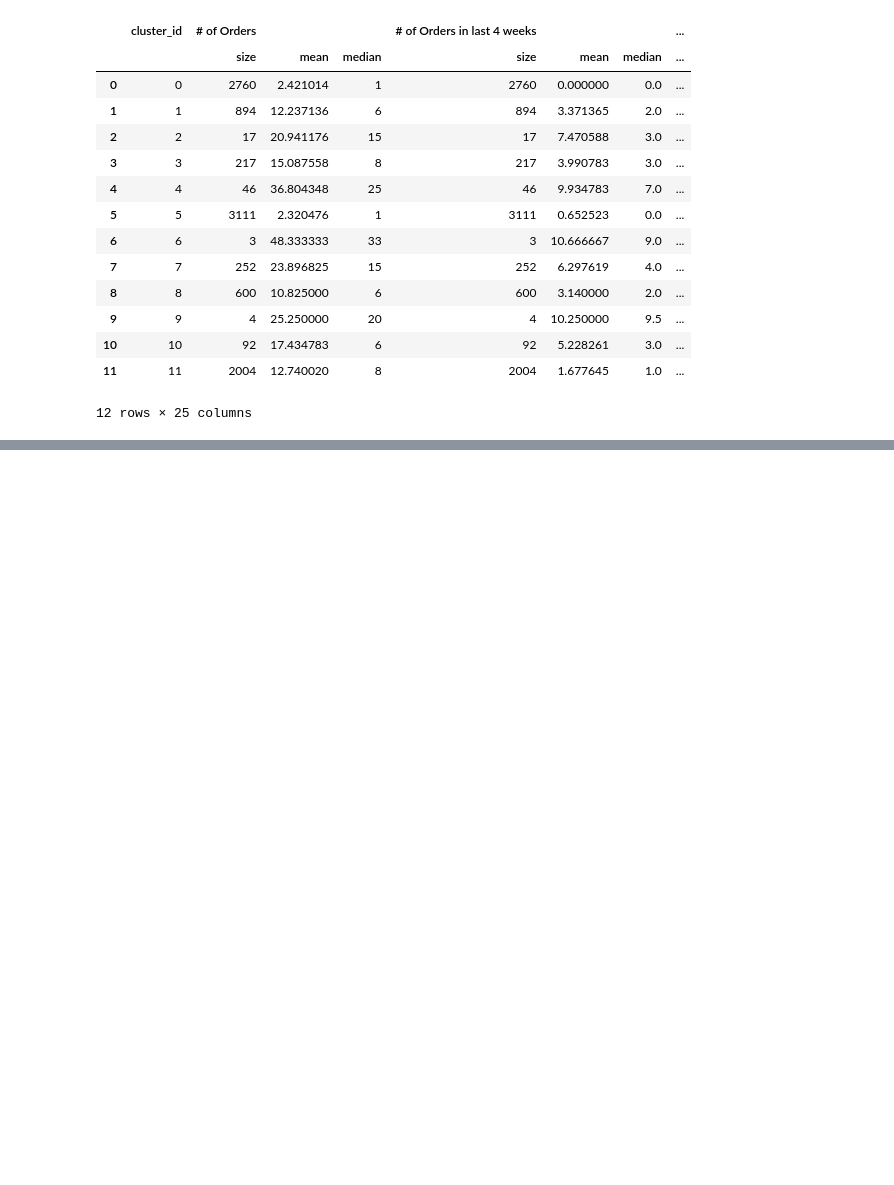
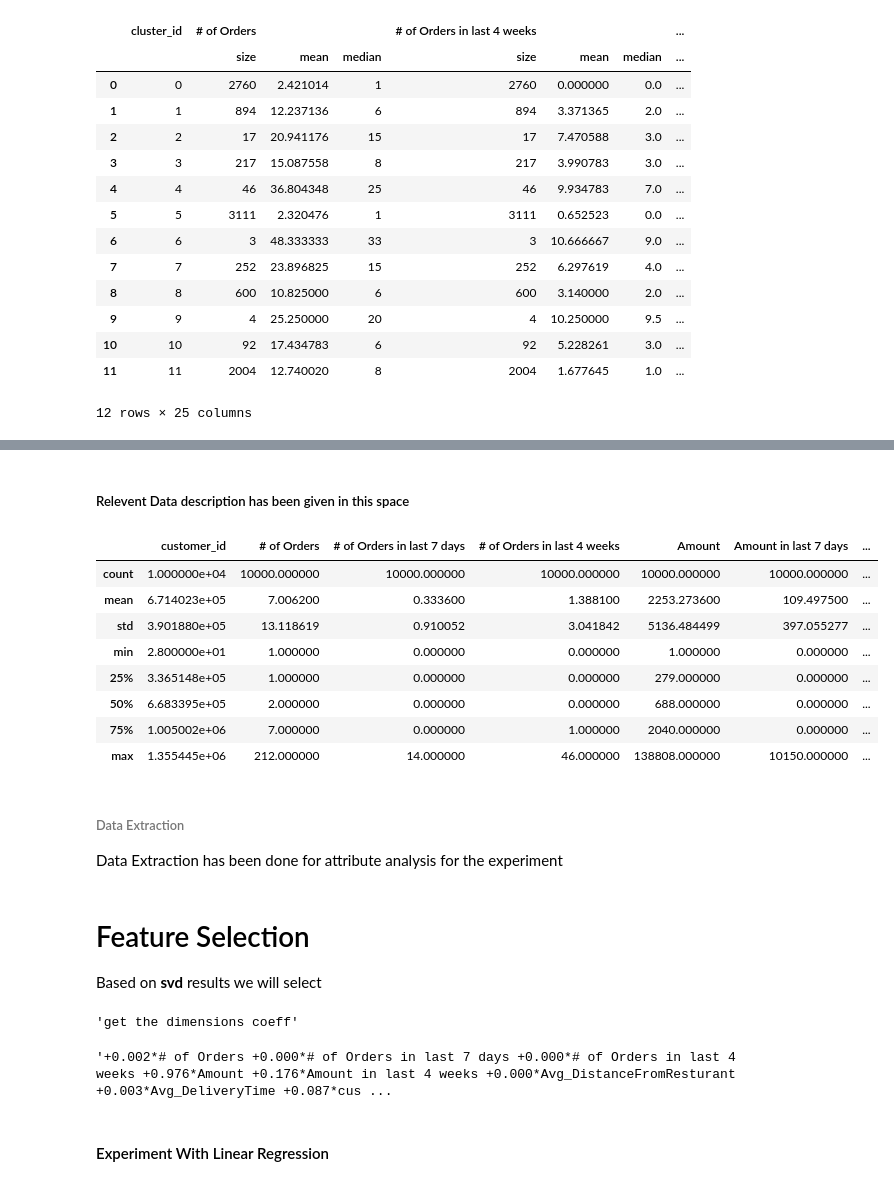
Before and after one commit to SoumyajyotiBanerjee/customer_case_study, a Jupyter notebook: InformationAnalysis.ipynb, the cells around one changed output, grey strips where cells are left out. Saved outputs shown, nothing was run; the diff lists cells and outputs as text; code cells hidden in the pictures; blank space fills up the shorter version.

```diff
--- a/InformationAnalysis.ipynb
+++ b/InformationAnalysis.ipynb
@@ -254,0 +259,17 @@ display(user_segmenst.reset_index())
+# %%
+print("Number of rows: ",input_data.shape[0])
+counts = input_data.describe().iloc[0]
+display(
+    pd.DataFrame(
+        counts.tolist(),
+        columns=["Count of values"],
+        index=counts.index.values
+    ).transpose()
+)
+
+input_data['First Time']=pd.to_datetime(input_data['First Time'], infer_datetime_format=True)
+input_data['Recent Time']=pd.to_datetime(input_data['Recent Time'], infer_datetime_format=True)
+input_data['customer_duration'] = input_data.apply(lambda x: (datetime.date.today()-x['First Time'].date()).days, axis=1)
+input_data['customer_recency'] = input_data.apply(lambda x: (datetime.date.today()-x['Recent Time'].date()).days, axis=1)
+input_data['Avg_Ticket_Value'] = input_data['Amount']*1.0/input_data['# of Orders']
+input_data['Avg_Week_Value'] = (input_data['Amount in last 4 weeks']*1.0)/4
@@ -254,0 +280,2 @@ display(user_segmenst.reset_index())
+# %%
+Input_relevent_data = input_data[['customer_id','# of Orders','# of Orders in last 7 days','# of Orders in last 4 weeks','Amount','Amount in last 7 days','Amount in last 4 weeks','Avg_DistanceFromResturant','Avg_DeliveryTime','customer_duration','customer_recency','Avg_Ticket_Value','Avg_Week_Value']]
@@ -254,0 +307,19 @@ display(user_segmenst.reset_index())
+# %%
+Input_relevent_data=Input_relevent_data.fillna(0)
+# %% [markdown]
+##### Relevent Data description has been given in this space
+# %%
+Input_relevent_data.describe()
+# %% [output]
+|  | customer_id | # of Orders | # of Orders in last 7 days | # of Orders in last 4 weeks | Amount | Amount in last 7 days | ... |
+| count | 1.000000e+04 | 10000.000000 | 10000.000000 | 10000.000000 | 10000.000000 | 10000.000000 | ... |
+| mean | 6.714023e+05 | 7.006200 | 0.333600 | 1.388100 | 2253.273600 | 109.497500 | ... |
+| std | 3.901880e+05 | 13.118619 | 0.910052 | 3.041842 | 5136.484499 | 397.055277 | ... |
+| min | 2.800000e+01 | 1.000000 | 0.000000 | 0.000000 | 1.000000 | 0.000000 | ... |
+| 25% | 3.365148e+05 | 1.000000 | 0.000000 | 0.000000 | 279.000000 | 0.000000 | ... |
+| 50% | 6.683395e+05 | 2.000000 | 0.000000 | 0.000000 | 688.000000 | 0.000000 | ... |
+| 75% | 1.005002e+06 | 7.000000 | 0.000000 | 1.000000 | 2040.000000 | 0.000000 | ... |
+| max | 1.355445e+06 | 212.000000 | 14.000000 | 46.000000 | 138808.000000 | 10150.000000 | ... |
+# %% [markdown]
+###### Data Extraction
+Data Extraction has been done for attribute analysis for the experiment
@@ -254,0 +329,23 @@ display(user_segmenst.reset_index())
+# %% [markdown]
+# Feature Selection
+Based on __svd__ results we will select
+# %%
+from sklearn.decomposition import TruncatedSVD
+dataframe = Target_X
+svd = TruncatedSVD(n_components=9, n_iter=15, random_state=42)
+dataframe=dataframe.dropna()
+svd.fit(dataframe.values.tolist())
+#print(svd.explained_variance_ratio_)
+var_ratios=svd.explained_variance_ratio_
+#print(svd.singular_values_)
+display("get the dimensions coeff" )
+display(
+" ".join([
+    "%+0.3f*%s" % (coef, feat)
+    for coef, feat in zip(svd.components_[0], dataframe.columns)
+]))
+# %% [output]
+'get the dimensions coeff'
+'+0.002*# of Orders +0.000*# of Orders in last 7 days +0.000*# of Orders in last 4 weeks +0.976*Amount +0.176*Amount in last 4 weeks +0.000*Avg_DistanceFromResturant +0.003*Avg_DeliveryTime +0.087*cus ...
+# %% [markdown]
+#### Experiment With Linear Regression
```
Also changed, not shown: parts of 12 cells of this notebook.
